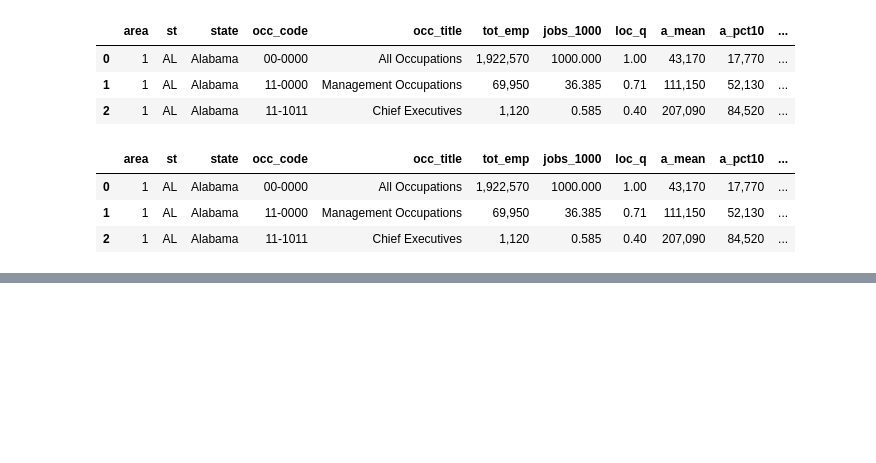
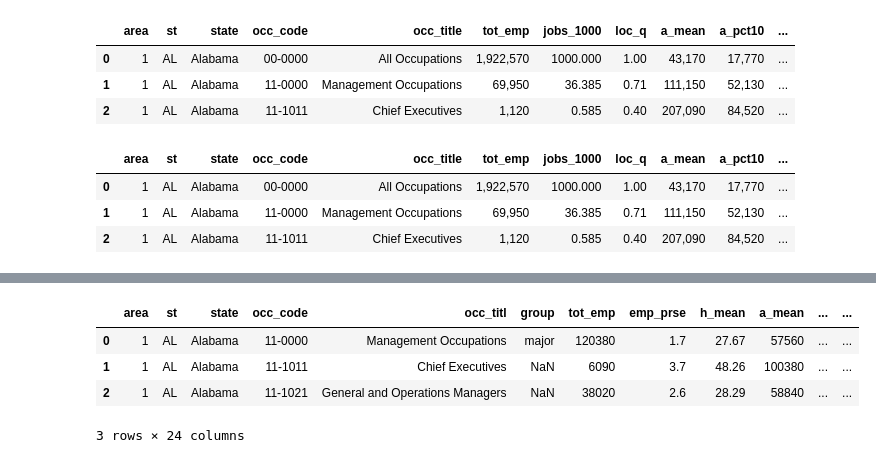
Before and after one commit to mkblake/tech-hubs-brain-drain, a Jupyter notebook: notebooks/cleaning_STATE_OEWS.ipynb, the cells around one changed output, grey strips where cells are left out. Drawn from its saved outputs; the diff is of its cells as text; code cells hidden in the pictures; blank space fills up the shorter version.

```diff
--- a/notebooks/cleaning_STATE_OEWS.ipynb
+++ b/notebooks/cleaning_STATE_OEWS.ipynb
@@ -69,0 +133,9 @@ st2017.tail()
+# %%
+st2000 = pd.read_csv('../data/OEWS/2000state_dl.csv')
+st2000.head(3)
+# %% [output]
+|  | area | st | state | occ_code | occ_titl | group | tot_emp | emp_prse | h_mean | a_mean | ... | ... |
+| 0 | 1 | AL | Alabama | 11-0000 | Management Occupations | major | 120380 | 1.7 | 27.67 | 57560 | ... | ... |
+| 1 | 1 | AL | Alabama | 11-1011 | Chief Executives | NaN | 6090 | 3.7 | 48.26 | 100380 | ... | ... |
+| 2 | 1 | AL | Alabama | 11-1021 | General and Operations Managers | NaN | 38020 | 2.6 | 28.29 | 58840 | ... | ... |
+3 rows × 24 columns
```
Also changed, not shown: parts of 10 cells of this notebook.
